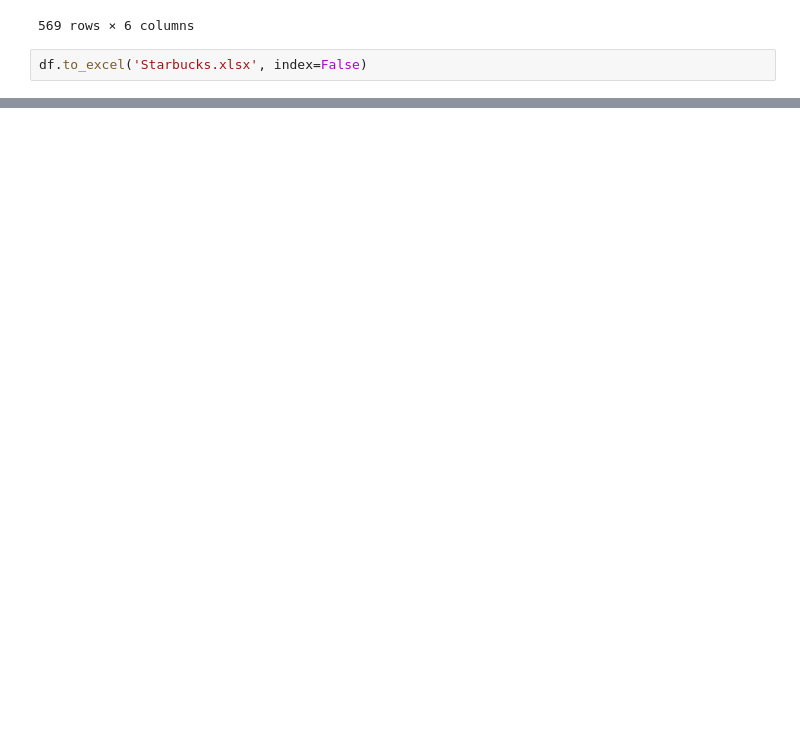
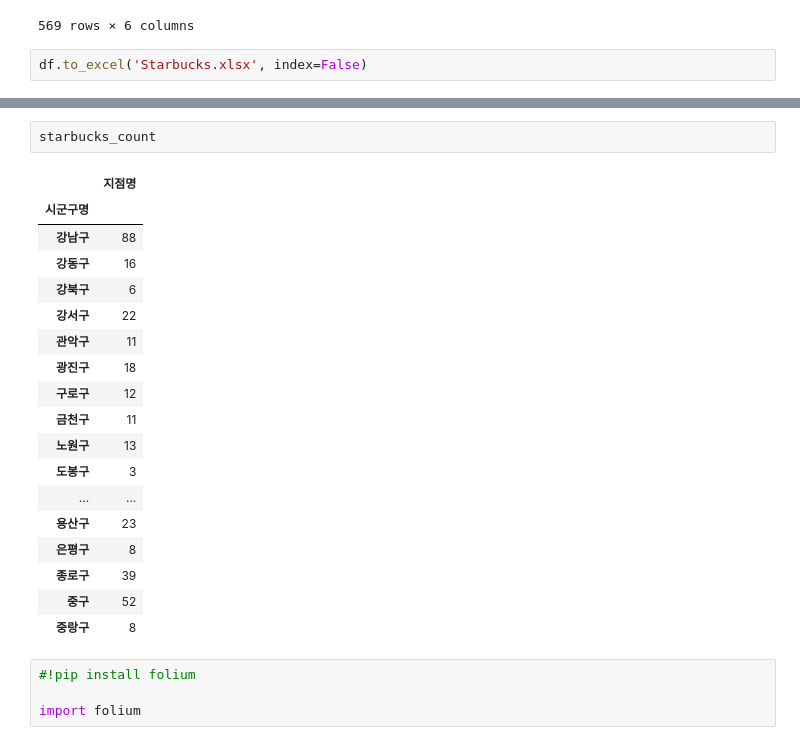
Before and after one commit to MinByeongHyeon/AIstudy, a Jupyter notebook: Starbucks.ipynb, the cells around one changed output, grey strips where cells are left out. Saved outputs shown, nothing was run; the diff lists cells and outputs as text; blank space fills up the shorter version.

```diff
--- a/Starbucks.ipynb
+++ b/Starbucks.ipynb
@@ -73,0 +96,25 @@ df.to_excel('Starbucks.xlsx', index=False)
+# %%
+starbucks_count
+# %% [output]
+|  | 지점명 |
+| 시군구명 |  |
+| 강남구 | 88 |
+| 강동구 | 16 |
+| 강북구 | 6 |
+| 강서구 | 22 |
+| 관악구 | 11 |
+| 광진구 | 18 |
+| 구로구 | 12 |
+| 금천구 | 11 |
+| 노원구 | 13 |
+| 도봉구 | 3 |
+| ... | ... |
+| 용산구 | 23 |
+| 은평구 | 8 |
+| 종로구 | 39 |
+| 중구 | 52 |
+| 중랑구 | 8 |
+# %%
+#!pip install folium
+
+import folium
```
Also changed, not shown: parts of 5 cells of this notebook.
